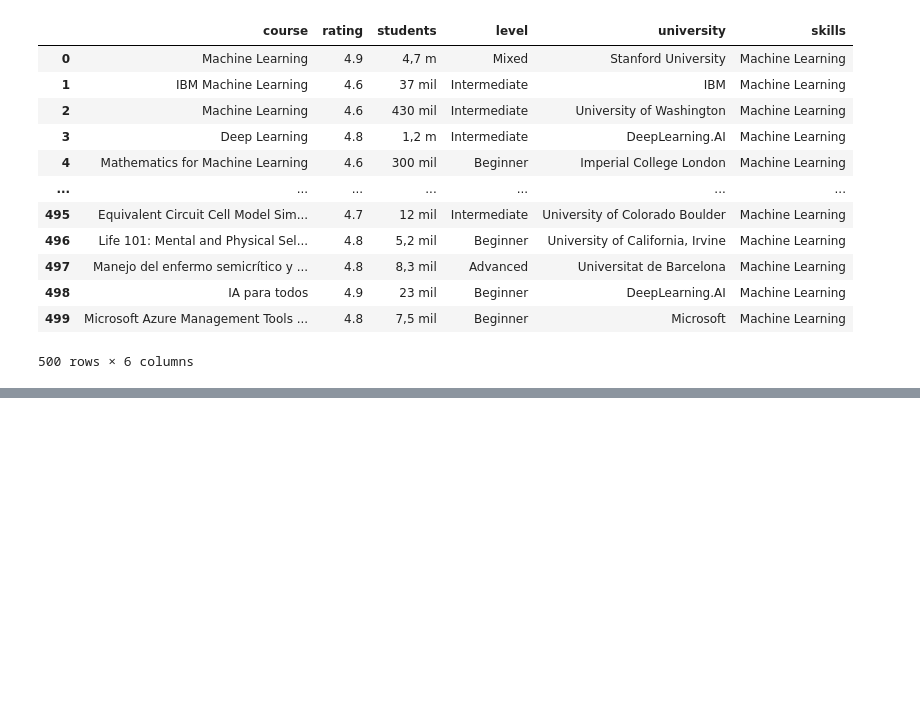
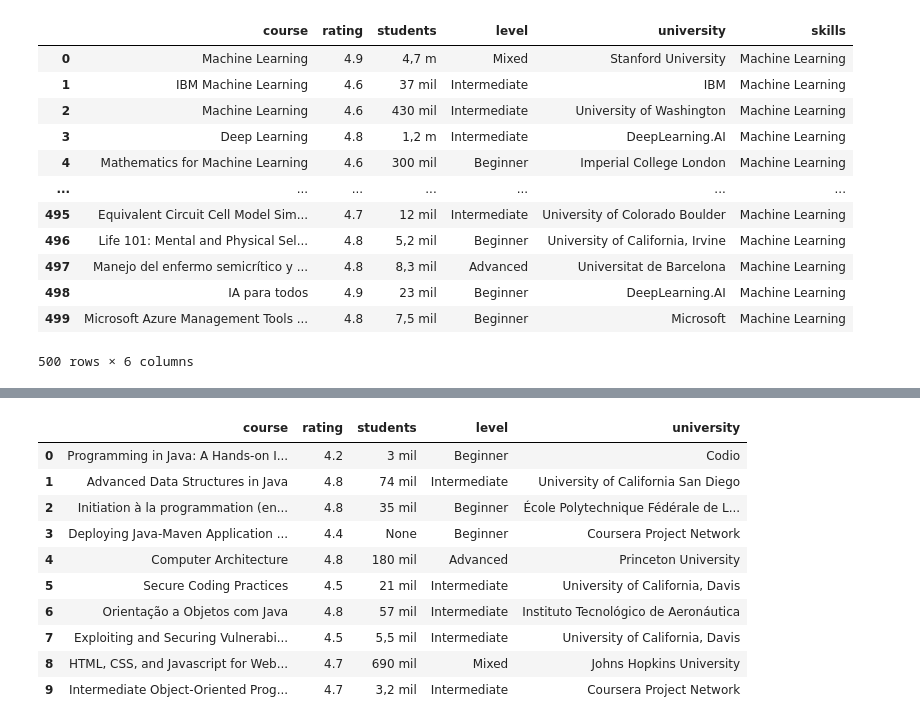
Before and after one commit to jesuschao/Coursera_Project, a Jupyter notebook: 0_Scrapping.ipynb, the cells around one changed output, grey strips where cells are left out. Drawn from its saved outputs; the diff is of its cells as text; code cells hidden in the pictures; blank space fills up the shorter version.

```diff
--- a/0_Scrapping.ipynb
+++ b/0_Scrapping.ipynb
@@ -6565,0 +6666,49 @@ mlfinal.to_csv("machine_learning.csv")
+# %%
+java = "https://www.coursera.org/search?query=java&page=3&index=prod_all_launched_products_term_optimization"
+driver.get(java)
+
+curso =[]
+rating=[]
+students=[]
+nivel=[]
+universidad =[]
+
+for i in range(1,11):
+    try:
+        curso.append(driver.find_element_by_xpath(f"//*[@id='main']/div[2]/div/div/div/div/div/div/div/div[2]/div/div/ul/li[{i}]/div/div/a/div/div/div[1]/h2").text)
+        rating.append(driver.find_element_by_xpath(f"//*[@id='main']/div[2]/div/div/div/div/div/div/div/div[2]/div/div/ul/li[{i}]/div/div/a/div/div/div[3]/div/div[1]/div[1]/div/span[1]").text)
+    except:
+        rating.append("None")
+    try:
+        students.append(driver.find_element_by_xpath(f"//*[@id='main']/div[2]/div/div/div/div/div/div/div/div[2]/div/div/ul/li[{i}]/div/div/a/div/div/div[3]/div/div[1]/div[2]/span/span").text)
+    except:
+        students.append("None")
+    try:
+        nivel.append(driver.find_element_by_xpath(f"//*[@id='main']/div[2]/div/div/div/div/div/div/div/div[2]/div/div/ul/li[{i}]/div/div/a/div/div/div[3]/div/div[2]/div/div[2]/span").text)
+    except:
+        nivel.append("None")
+    try:
+        universidad.append(driver.find_element_by_xpath(f"//*[@id='main']/div[2]/div/div/div/div/div/div/div/div[2]/div/div/ul/li[{i}]/div/div/a/div/div/div[1]/div[1]/div[2]/span").text)
+    except:
+        universidad.append("None")
+
+java3=pd.DataFrame()
+java3['course'] =curso
+java3['rating'] = rating
+java3['students'] =students
+java3['level'] = nivel
+java3['university'] = universidad
+
+java3
+# %% [output]
+|  | course | rating | students | level | university |
+| 0 | Programming in Java: A Hands-on I... | 4.2 | 3 mil | Beginner | Codio |
+| 1 | Advanced Data Structures in Java | 4.8 | 74 mil | Intermediate | University of California San Diego |
+| 2 | Initiation à la programmation (en... | 4.8 | 35 mil | Beginner | École Polytechnique Fédérale de L... |
+| 3 | Deploying Java-Maven Application ... | 4.4 | None | Beginner | Coursera Project Network |
+| 4 | Computer Architecture | 4.8 | 180 mil | Advanced | Princeton University |
+| 5 | Secure Coding Practices | 4.5 | 21 mil | Intermediate | University of California, Davis |
+| 6 | Orientação a Objetos com Java | 4.8 | 57 mil | Intermediate | Instituto Tecnológico de Aeronáutica |
+| 7 | Exploiting and Securing Vulnerabi... | 4.5 | 5,5 mil | Intermediate | University of California, Davis |
+| 8 | HTML, CSS, and Javascript for Web... | 4.7 | 690 mil | Mixed | Johns Hopkins University |
+| 9 | Intermediate Object-Oriented Prog... | 4.7 | 3,2 mil | Intermediate | Coursera Project Network |
```
Also changed, not shown: parts of 52 cells of this notebook, 3 other files.
